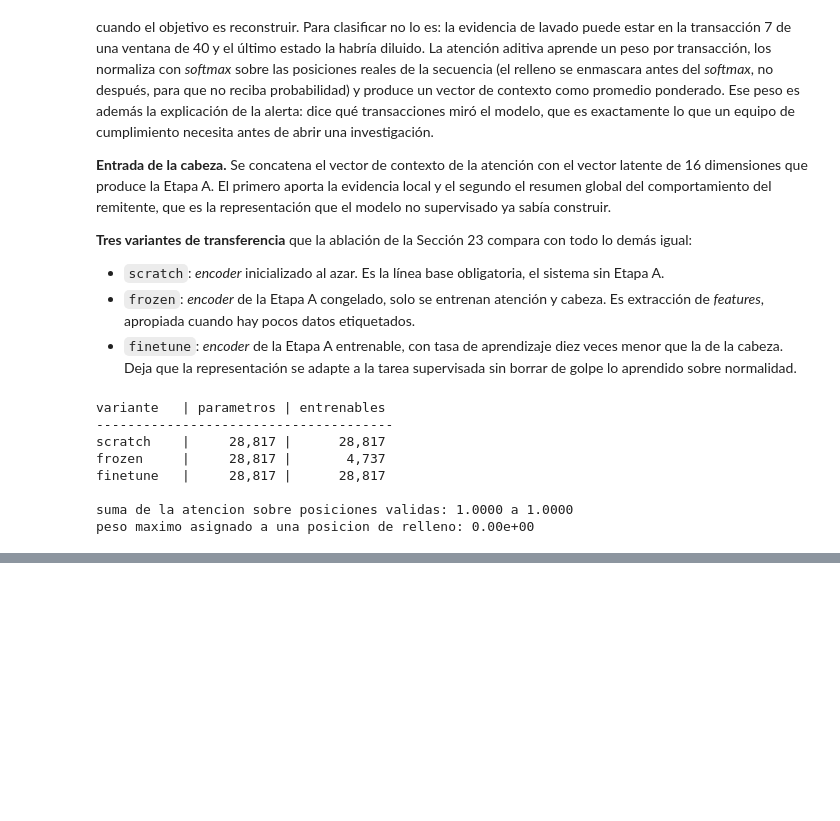
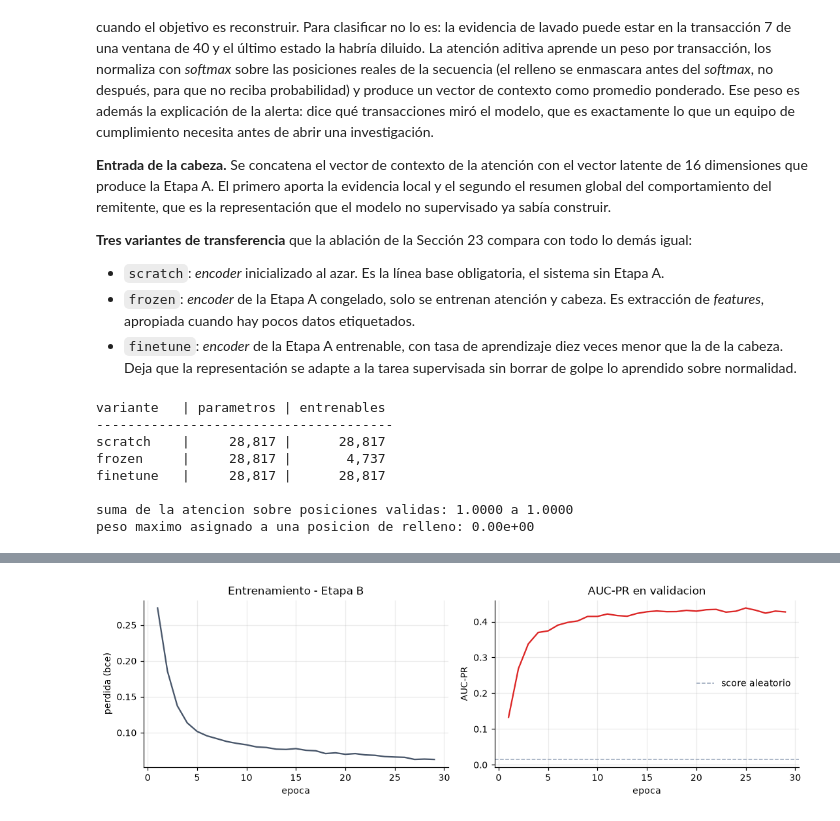
Before and after one commit to JuanDsm04/dl-project2, a Jupyter notebook: dl-project2-notebook.ipynb, the cells around one changed output, grey strips where cells are left out. Cells and saved outputs as stored; diff of their text form; code cells hidden in the pictures; blank space fills up the shorter version.

Commit message:
feat: stage B loss selection and training

```diff
--- a/dl-project2-notebook.ipynb
+++ b/dl-project2-notebook.ipynb
@@ -1798,0 +1961,13 @@ peso maximo asignado a una posicion de relleno: 0.00e+00
+# %%
+print("BARRIDO DEL LR DEL ENCODER TRANSFERIDO (variante finetune, perdida bce_pos_weight)")
+lr_rows = []
+for mult in CFG3["ENC_LR_GRID"]:
+    _, hist_lr = train_stage_b("finetune", "bce_pos_weight", SEED, enc_lr_mult=mult)
+    lr_rows.append({"lr_encoder / lr_cabeza": mult, "AUC-PR val": max(hist_lr["val_ap"]),
+                     "epocas": len(hist_lr["train"])})
+
+lr_df = pd.DataFrame(lr_rows).sort_values("AUC-PR val", ascending=False)
+ENC_LR = float(lr_df.iloc[0]["lr_encoder / lr_cabeza"])
+print()
+print(lr_df.round(4).to_string(index=False))
+print(f"\nDecision 18 | el encoder transferido se ajusta con lr_encoder = {ENC_LR:.1f} x lr_cabeza")
@@ -1798,0 +1986,13 @@ peso maximo asignado a una posicion de relleno: 0.00e+00
+# %%
+print(f"COMPARACION DE FUNCIONES DE PERDIDA (finetune, lr_encoder {ENC_LR:.1f}x, semilla {SEED})")
+loss_rows = []
+for name in LOSSES:
+    clf_l, hist_l = train_stage_b("finetune", name, SEED, enc_lr_mult=ENC_LR)
+    loss_rows.append({"perdida": name, "AUC-PR val": max(hist_l["val_ap"]),
+                       "epocas": len(hist_l["train"])})
+
+loss_df = pd.DataFrame(loss_rows).sort_values("AUC-PR val", ascending=False)
+LOSS = loss_df.iloc[0]["perdida"]
+print()
+print(loss_df.round(4).to_string(index=False))
+print(f"\nDecision 19 | perdida elegida: {LOSS}")
@@ -1798,0 +2010,17 @@ peso maximo asignado a una posicion de relleno: 0.00e+00
+# %%
+_, hist_main = RUNS[("finetune", LOSS, SEED, ENC_LR, 1.0)]
+fig, ax = plt.subplots(1, 2, figsize=(10, 3.2))
+
+ax[0].plot(range(1, len(hist_main["train"])+1), hist_main["train"], color="#475569")
+ax[0].set_xlabel("epoca"); ax[0].set_ylabel(f"perdida ({LOSS})")
+ax[0].set_title("Entrenamiento - Etapa B")
+
+ax[1].plot(range(1, len(hist_main["val_ap"])+1), hist_main["val_ap"], color="#dc2626")
+ax[1].axhline(y[val_idx].mean(), ls="--", lw=1, color="#94a3b8", label="score aleatorio")
+ax[1].set_xlabel("epoca"); ax[1].set_ylabel("AUC-PR")
+ax[1].set_title("AUC-PR en validacion")
+ax[1].legend(frameon=False)
+
+plt.tight_layout(); plt.show()
+# %% [output]
+[figure, added]
```
Also changed, not shown: parts of 14 cells of this notebook.
